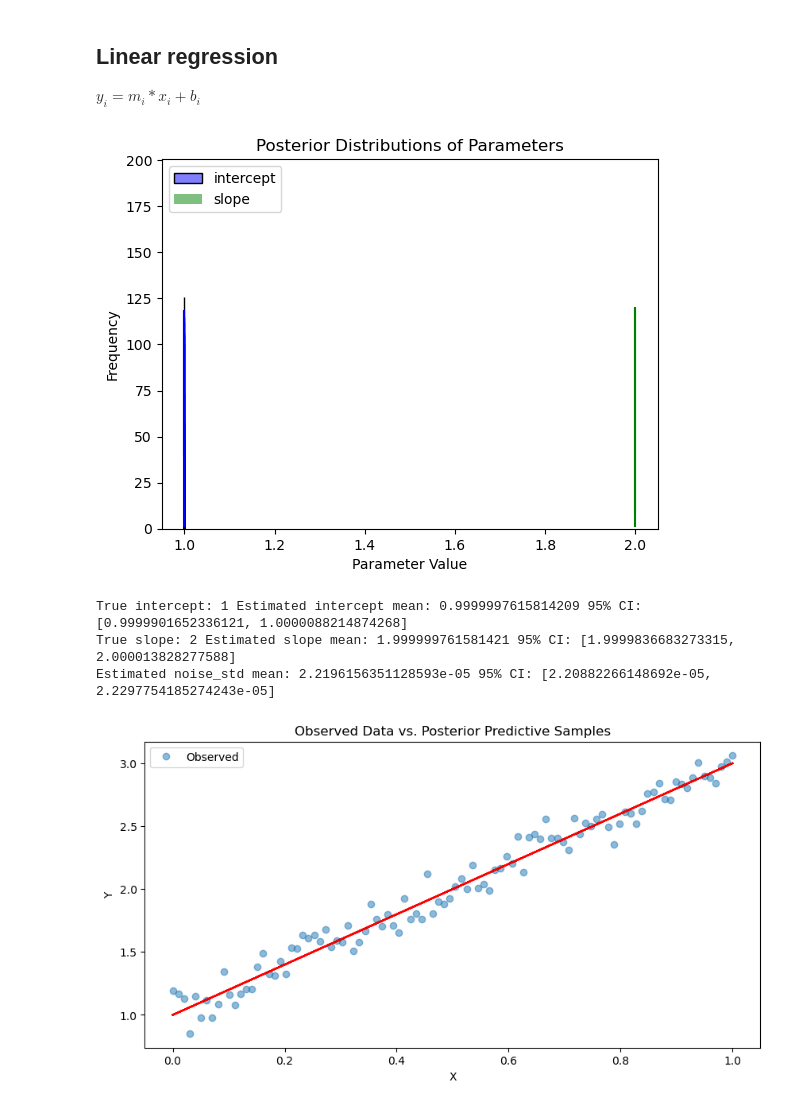
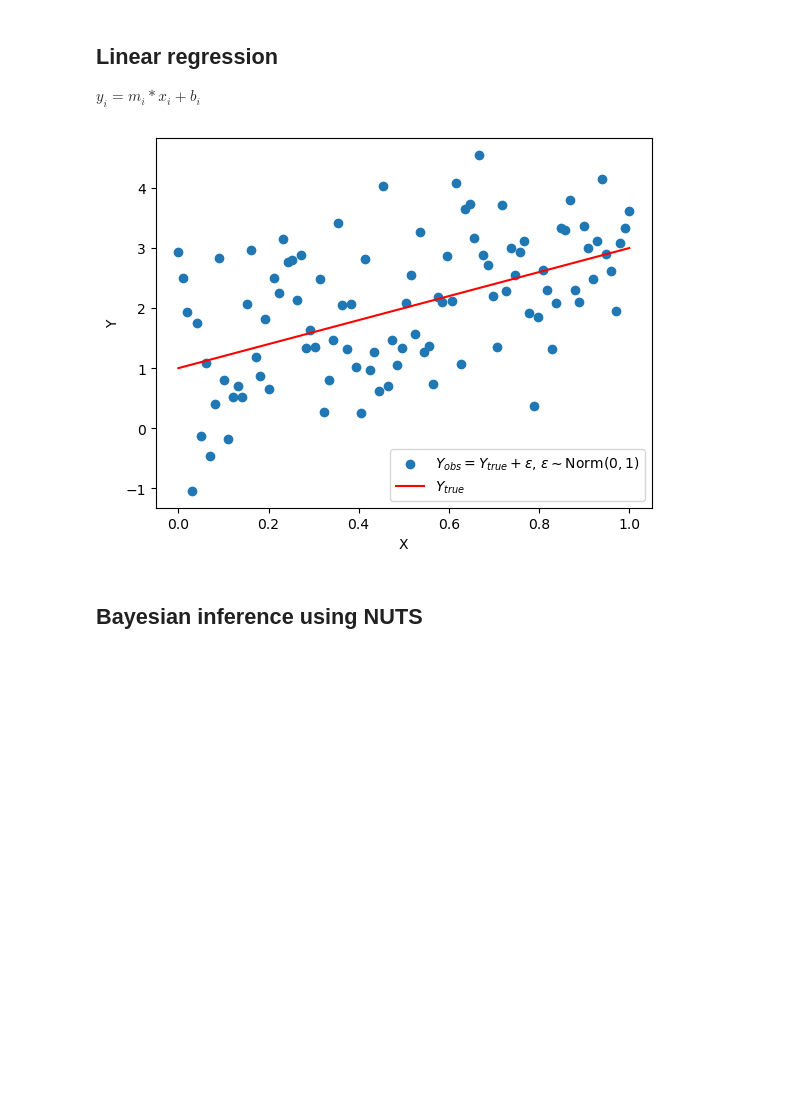
Before and after one commit to CRISPR-CARB/nocap, a Jupyter notebook: notebooks/linear_models_in_pyro.ipynb, the cells around one changed output. Saved outputs shown, nothing was run; the diff lists cells and outputs as text; code cells hidden in the pictures; blank space fills up the shorter version.

```diff
--- a/notebooks/linear_models_in_pyro.ipynb
+++ b/notebooks/linear_models_in_pyro.ipynb
@@ -15,10 +22,22 @@ pyro.set_rng_seed(42)
 # %%
 # simulate the data
 true_intercept = 1
 true_slope = 2
 num_data_points = 100
 X_values = torch.linspace(0, 1, num_data_points)
 Y_values = true_intercept + true_slope * X_values
-Y_obs_values = Y_values + torch.randn(num_data_points) * 0.1
+Y_obs_values = Y_values + torch.randn(num_data_points)
+
+
+plt.scatter(X_values, Y_obs_values, label=r'$Y_{obs} = Y_{true} + \epsilon$, $\epsilon \sim \text{Norm}(0,1)$')
+plt.plot(X_values, Y_values, color='red', label=r'$Y_{true}$')
+plt.ylabel('Y')
+plt.xlabel('X')
+plt.legend()
+plt.show()
+# %% [output]
+[figure, added]
+# %% [markdown]
+## Bayesian inference using NUTS
 # %%
 def linear_model(X_values, Y_values):
@@ -42,59 +55 @@ mcmc.run(X_values, Y_values)
 posterior_samples = mcmc.get_samples()
-# %%
-import seaborn as sns
-import matplotlib.pyplot as plt
-
-
-intercept_samples = posterior_samples["intercept"].tolist()
-slope_samples = posterior_samples["slope"].tolist()
-noise_std_samples = posterior_samples["noise_std"].tolist()
-
-sns.histplot(intercept_samples, kde=True, color='blue', label='intercept')
-sns.histplot(slope_samples, kde=True, color='green', label='slope')
-plt.legend()
-plt.xlabel('Parameter Value')
-plt.ylabel('Frequency')
-plt.title('Posterior Distributions of Parameters')
-plt.show()
-
-intercept_mean = torch.mean(posterior_samples["intercept"]).item()
-slope_mean = torch.mean(posterior_samples["slope"]).item()
-noise_std_mean = torch.mean(posterior_samples["noise_std"]).item()
-
-intercept_ci = torch.quantile(posterior_samples["intercept"], torch.tensor([0.025, 0.975])).tolist()
-slope_ci = torch.quantile(posterior_samples["slope"], torch.tensor([0.025, 0.975])).tolist()
-noise_std_ci = torch.quantile(posterior_samples["noise_std"], torch.tensor([0.025, 0.975])).tolist()
-
-print("True intercept:", true_intercept, "Estimated intercept mean:", intercept_mean, "95% CI:", intercept_ci)
-print("True slope:", true_slope, "Estimated slope mean:", slope_mean, "95% CI:", slope_ci)
-print("Estimated noise_std mean:", noise_std_mean, "95% CI:", noise_std_ci)
-
-
-def generate_posterior_predictive(samples, X_values):
-    predictions = []
-    for i in range(len(samples["intercept"])):
-        intercept = samples["intercept"][i]
-        slope = samples["slope"][i]
-        noise_std = samples["noise_std"][i]
-        predicted_y = intercept + slope * X_values + torch.randn(len(X_values)) * noise_std
-        predictions.append(predicted_y)
-    return torch.stack(predictions)
-
-
-posterior_predictive_samples = generate_posterior_predictive(posterior_samples, X_values)
-
-plt.figure(figsize=(10, 5))
-plt.plot(X_values, Y_obs_values, 'o', label='Observed', alpha=0.5)
-for i in range(100):
-    plt.plot(X_values, posterior_predictive_samples[i], color='red', alpha=0.1)
-plt.xlabel('X')
-plt.ylabel('Y')
-plt.legend()
-plt.title('Observed Data vs. Posterior Predictive Samples')
-plt.show()
-# %% [output]
-[figure, removed]
-True intercept: 1 Estimated intercept mean: 0.9999997615814209 95% CI: [0.9999901652336121, 1.0000088214874268]
-True slope: 2 Estimated slope mean: 1.999999761581421 95% CI: [1.9999836683273315, 2.000013828277588]
-Estimated noise_std mean: 2.2196156351128593e-05 95% CI: [2.20882266148692e-05, 2.2297754185274243e-05]
-[figure, removed]
```
Also changed, not shown: parts of 15 cells of this notebook.
